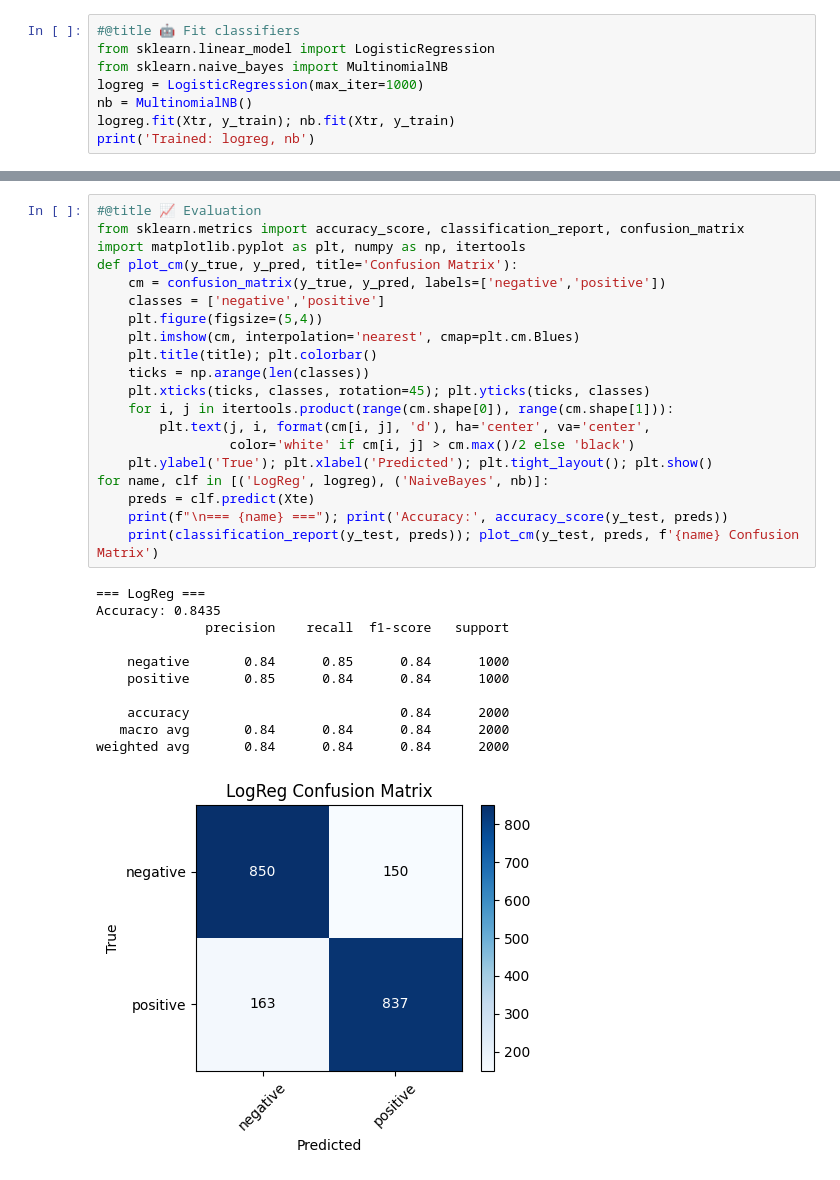
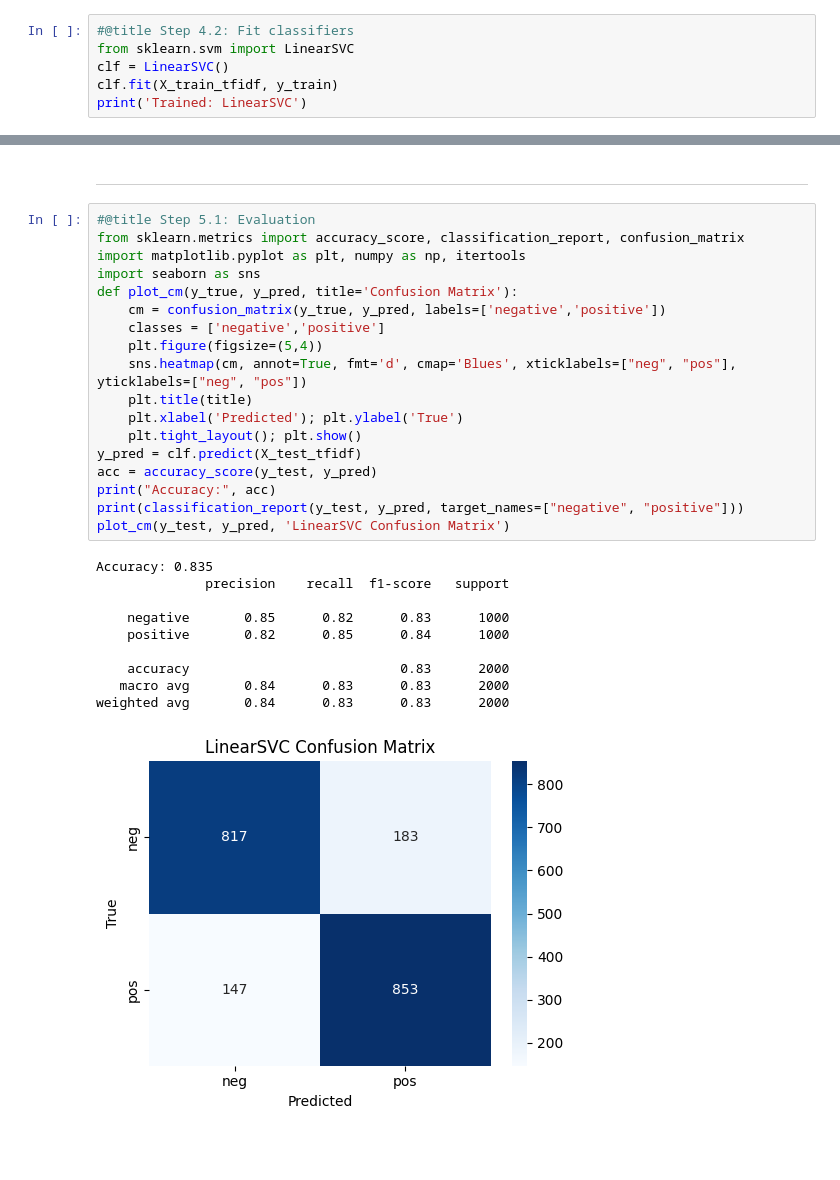
Before and after one commit to shishirdongre/cs-ed-lab, a Jupyter notebook: colab/Yelp_Sentiment_Workshop.ipynb, the cells around one changed output, grey strips where cells are left out. Saved outputs shown, nothing was run; the diff lists cells and outputs as text; blank space fills up the shorter version.

```diff
--- a/colab/Yelp_Sentiment_Workshop.ipynb
+++ b/colab/Yelp_Sentiment_Workshop.ipynb
@@ -283,9 +459,7 @@ Train shape: (8000, 22069)  Test shape: (2000, 22069)
 # %%
-#@title 🤖 Fit classifiers
-from sklearn.linear_model import LogisticRegression
-from sklearn.naive_bayes import MultinomialNB
-logreg = LogisticRegression(max_iter=1000)
-nb = MultinomialNB()
-logreg.fit(Xtr, y_train); nb.fit(Xtr, y_train)
-print('Trained: logreg, nb')
+#@title Step 4.2: Fit classifiers
+from sklearn.svm import LinearSVC
+clf = LinearSVC()
+clf.fit(X_train_tfidf, y_train)
+print('Trained: LinearSVC')
 # %% [output]
@@ -311,32 +483,33 @@ We’ll compute:
+# %% [markdown]
+
+
+---
 # %%
-#@title 📈 Evaluation
+#@title Step 5.1: Evaluation
 from sklearn.metrics import accuracy_score, classification_report, confusion_matrix
 import matplotlib.pyplot as plt, numpy as np, itertools
+import seaborn as sns
 def plot_cm(y_true, y_pred, title='Confusion Matrix'):
     cm = confusion_matrix(y_true, y_pred, labels=['negative','positive'])
     classes = ['negative','positive']
     plt.figure(figsize=(5,4))
-    plt.imshow(cm, interpolation='nearest', cmap=plt.cm.Blues)
-    plt.title(title); plt.colorbar()
-    ticks = np.arange(len(classes))
-    plt.xticks(ticks, classes, rotation=45); plt.yticks(ticks, classes)
-    for i, j in itertools.product(range(cm.shape[0]), range(cm.shape[1])):
-        plt.text(j, i, format(cm[i, j], 'd'), ha='center', va='center',
-                 color='white' if cm[i, j] > cm.max()/2 else 'black')
-    plt.ylabel('True'); plt.xlabel('Predicted'); plt.tight_layout(); plt.show()
-for name, clf in [('LogReg', logreg), ('NaiveBayes', nb)]:
-    preds = clf.predict(Xte)
-    print(f"\n=== {name} ==="); print('Accuracy:', accuracy_score(y_test, preds))
-    print(classification_report(y_test, preds)); plot_cm(y_test, preds, f'{name} Confusion Matrix')
+    sns.heatmap(cm, annot=True, fmt='d', cmap='Blues', xticklabels=["neg", "pos"], yticklabels=["neg", "pos"])
+    plt.title(title)
+    plt.xlabel('Predicted'); plt.ylabel('True')
+    plt.tight_layout(); plt.show()
+y_pred = clf.predict(X_test_tfidf)
+acc = accuracy_score(y_test, y_pred)
+print("Accuracy:", acc)
+print(classification_report(y_test, y_pred, target_names=["negative", "positive"]))
+plot_cm(y_test, y_pred, 'LinearSVC Confusion Matrix')
 # %% [output]
-=== LogReg ===
-Accuracy: 0.8435
+Accuracy: 0.835
               precision    recall  f1-score   support
 
-    negative       0.84      0.85      0.84      1000
-    positive       0.85      0.84      0.84      1000
+    negative       0.85      0.82      0.83      1000
+    positive       0.82      0.85      0.84      1000
 
-    accuracy                           0.84      2000
-   macro avg       0.84      0.84      0.84      2000
-weighted avg       0.84      0.84      0.84      2000
+    accuracy                           0.83      2000
+   macro avg       0.84      0.83      0.83      2000
+weighted avg       0.84      0.83      0.83      2000
-[figure, old version]
+[figure, new version]
```
Also changed, not shown: parts of 48 cells of this notebook.
